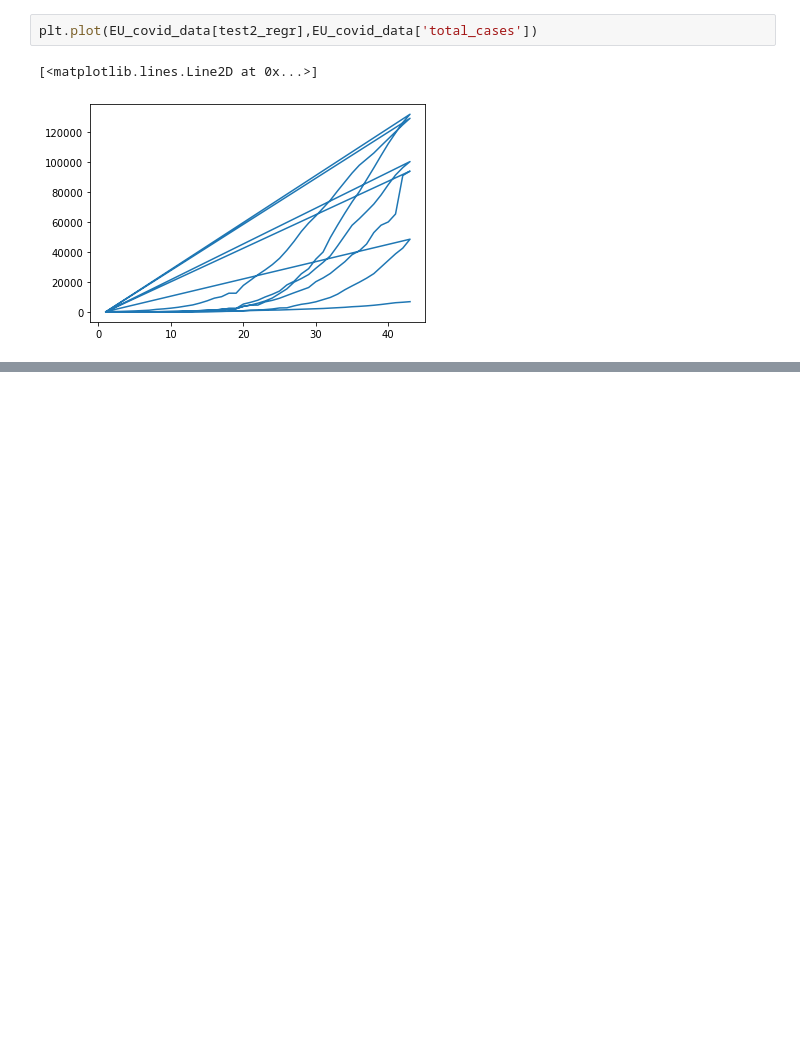
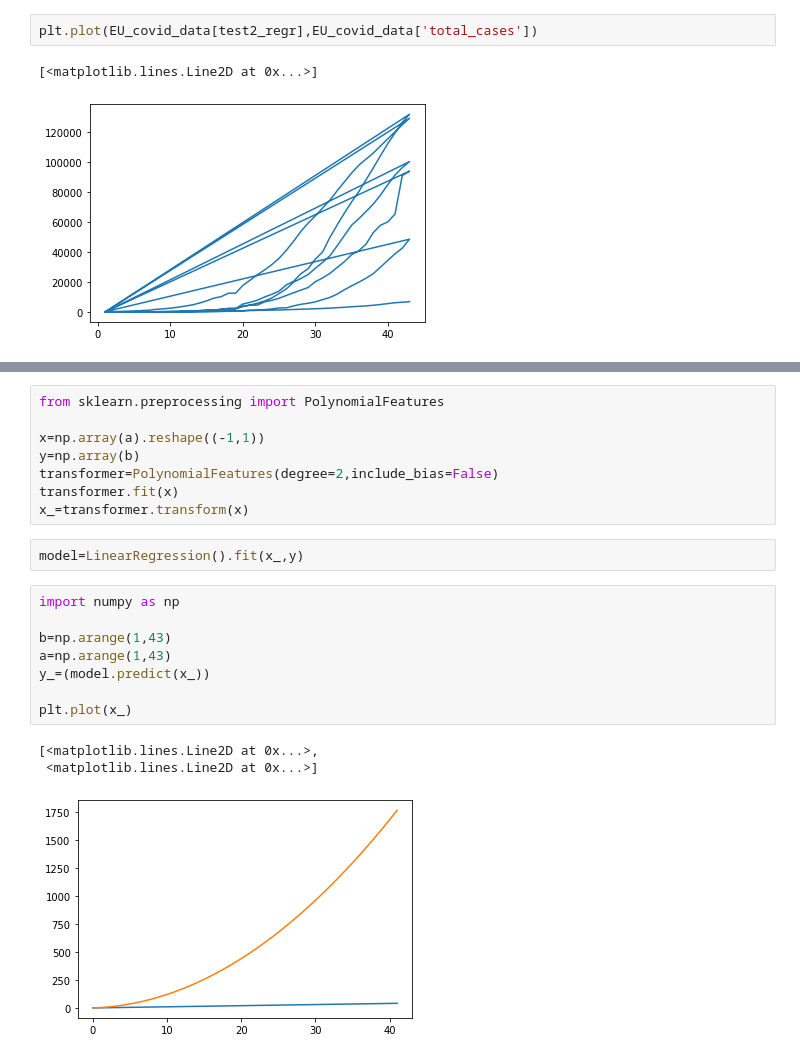
Before and after one commit to Pedrag1234/FEUP_IART_TP2, a Jupyter notebook: src/Decision_Tree.ipynb, the cells around one changed output, grey strips where cells are left out. Saved outputs shown, nothing was run; the diff lists cells and outputs as text; blank space fills up the shorter version.

```diff
--- a/src/Decision_Tree.ipynb
+++ b/src/Decision_Tree.ipynb
@@ -214,0 +218,22 @@ TypeError: cannot unpack non-iterable numpy.float64 object
+# %%
+from sklearn.preprocessing import PolynomialFeatures
+
+x=np.array(a).reshape((-1,1))
+y=np.array(b)
+transformer=PolynomialFeatures(degree=2,include_bias=False)
+transformer.fit(x)
+x_=transformer.transform(x)
+# %%
+model=LinearRegression().fit(x_,y)
+# %%
+import numpy as np
+
+b=np.arange(1,43)
+a=np.arange(1,43)
+y_=(model.predict(x_))
+
+plt.plot(x_)
+# %% [output]
+[<matplotlib.lines.Line2D at 0x...>,
+ <matplotlib.lines.Line2D at 0x...>]
+[figure, added]
```
Also changed, not shown: parts of 4 cells of this notebook, 1 other file.
